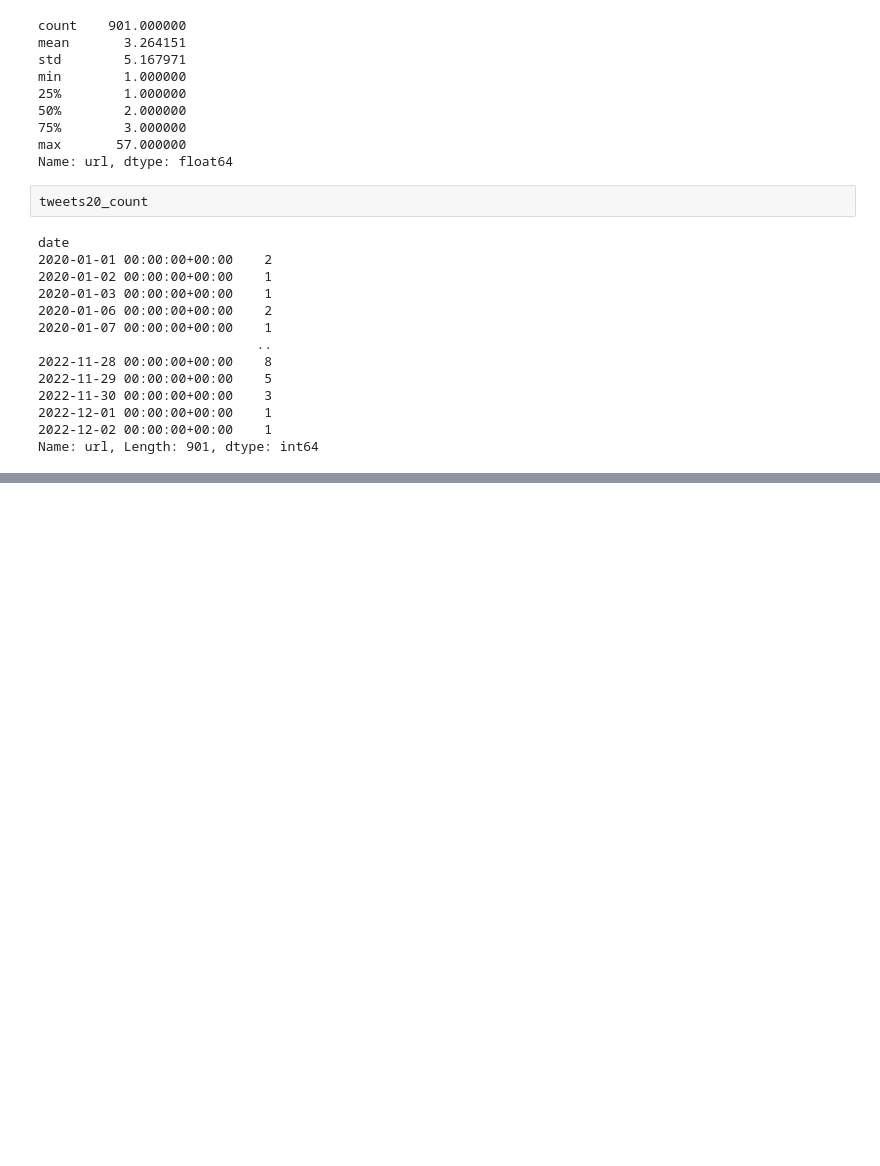
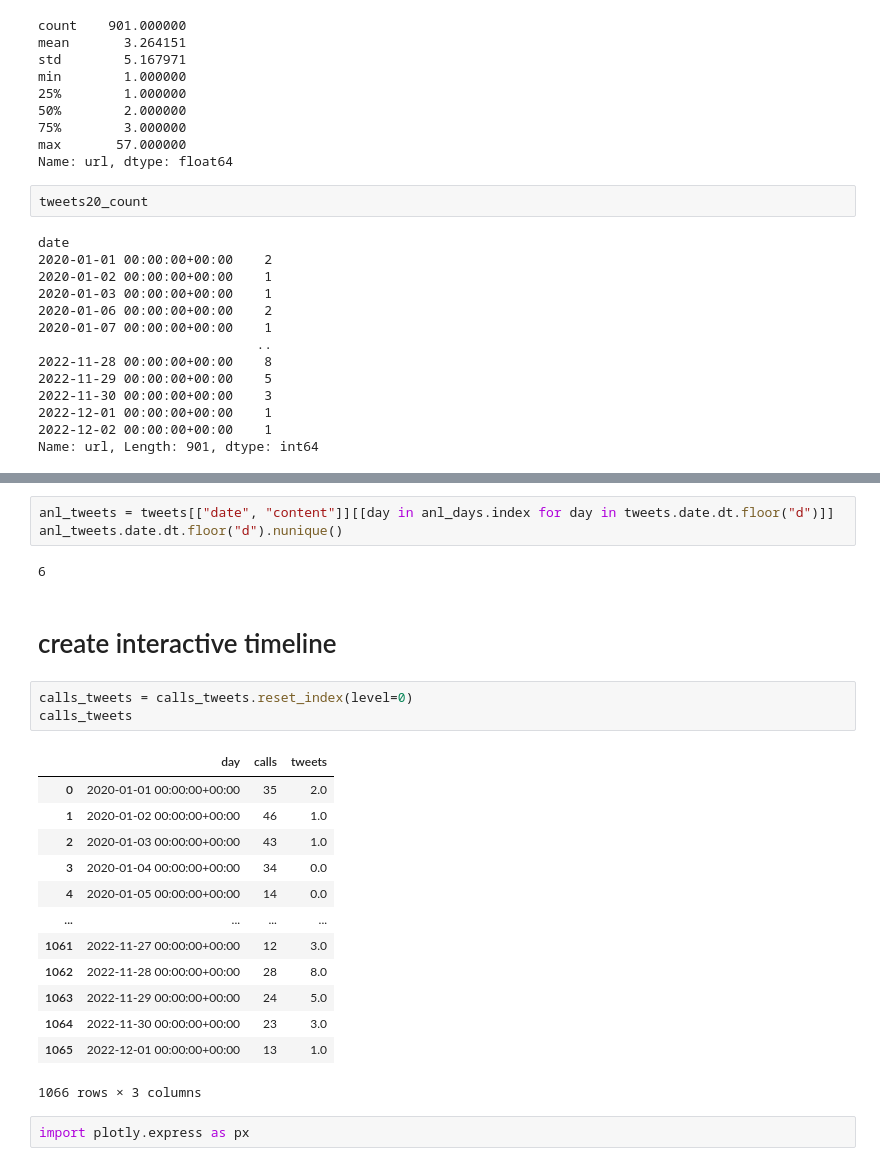
Before and after one commit to datakind/uwwi-datadive-dec-22, a Jupyter notebook: external_datasets/news/working_with_readywisconsin_tweets.ipynb, the cells around one changed output, grey strips where cells are left out. Drawn from its saved outputs; the diff is of its cells as text; blank space fills up the shorter version.

```diff
--- a/external_datasets/news/working_with_readywisconsin_tweets.ipynb
+++ b/external_datasets/news/working_with_readywisconsin_tweets.ipynb
@@ -162,0 +241,26 @@ Name: Interaction_CreateStamp, Length: 1066, dtype: int64
+# %%
+anl_tweets = tweets[["date", "content"]][[day in anl_days.index for day in tweets.date.dt.floor("d")]]
+anl_tweets.date.dt.floor("d").nunique()
+# %% [output]
+6
+# %% [markdown]
+# create interactive timeline
+# %%
+calls_tweets = calls_tweets.reset_index(level=0)
+calls_tweets
+# %% [output]
+|  | day | calls | tweets |
+| 0 | 2020-01-01 00:00:00+00:00 | 35 | 2.0 |
+| 1 | 2020-01-02 00:00:00+00:00 | 46 | 1.0 |
+| 2 | 2020-01-03 00:00:00+00:00 | 43 | 1.0 |
+| 3 | 2020-01-04 00:00:00+00:00 | 34 | 0.0 |
+| 4 | 2020-01-05 00:00:00+00:00 | 14 | 0.0 |
+| ... | ... | ... | ... |
+| 1061 | 2022-11-27 00:00:00+00:00 | 12 | 3.0 |
+| 1062 | 2022-11-28 00:00:00+00:00 | 28 | 8.0 |
+| 1063 | 2022-11-29 00:00:00+00:00 | 24 | 5.0 |
+| 1064 | 2022-11-30 00:00:00+00:00 | 23 | 3.0 |
+| 1065 | 2022-12-01 00:00:00+00:00 | 13 | 1.0 |
+1066 rows × 3 columns
+# %%
+import plotly.express as px
```
Also changed, not shown: parts of 11 cells of this notebook.
